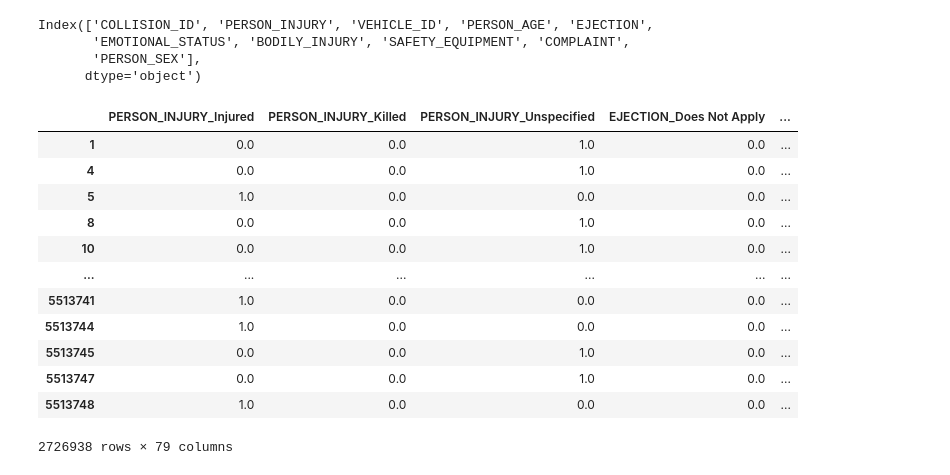
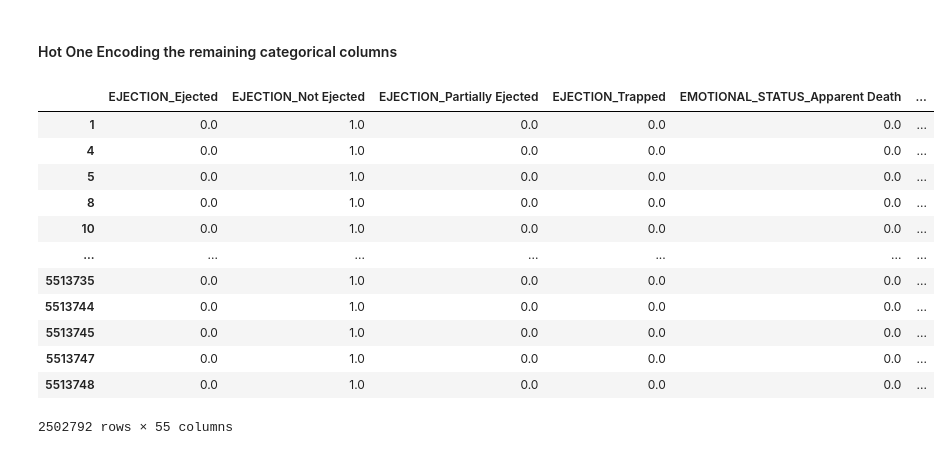
Before and after one commit to JohannRuiz1/CS5644-ML, a Jupyter notebook: code/persons.ipynb, the cells around one changed output. Saved outputs shown, nothing was run; the diff lists cells and outputs as text; code cells hidden in the pictures.

```diff
--- a/code/persons.ipynb
+++ b/code/persons.ipynb
@@ -218,3 +175,0 @@ drivers
-# %%
-inVehiclePeople.drop(['CONTRIBUTING_FACTOR_1', 'CONTRIBUTING_FACTOR_2', 'PED_LOCATION', 'PED_ACTION', 'PED_ROLE', 'PERSON_TYPE', 'POSITION_IN_VEHICLE'], axis=1, inplace=True)
-inVehiclePeople
@@ -235,3 +176,3 @@ inVehiclePeople
-# %%
-drivers.drop(['CRASH_TIME', 'CRASH_DATE_YEAR', 'CRASH_DATE_MONTH', 'CRASH_DATE_DAY'], axis=1, inplace=True)
-inVehiclePeople.drop(['CRASH_TIME', 'CRASH_DATE_YEAR', 'CRASH_DATE_MONTH', 'CRASH_DATE_DAY'], axis=1, inplace=True)
+# %%
+inVehiclePeople = inVehiclePeople.drop(['PED_ROLE', 'POSITION_IN_VEHICLE'], axis=1)
+drivers = drivers.drop(['PED_ROLE', 'POSITION_IN_VEHICLE'], axis=1)
@@ -245,35 +211,30 @@ Index(['COLLISION_ID', 'PERSON_INJURY', 'VEHICLE_ID', 'PERSON_AGE', 'EJECTION',
-# %%
-inVehiclePeople.columns
-# %% [output]
-Index(['COLLISION_ID', 'PERSON_INJURY', 'VEHICLE_ID', 'PERSON_AGE', 'EJECTION',
-       'EMOTIONAL_STATUS', 'BODILY_INJURY', 'SAFETY_EQUIPMENT', 'COMPLAINT',
-       'PERSON_SEX'],
-      dtype='object')
+# %% [markdown]
+#### Hot One Encoding the remaining categorical columns
 # %%
 ct = make_column_transformer(
 (preprocessing.OneHotEncoder(sparse_output=False),
-['PERSON_INJURY', 'EJECTION', 'EMOTIONAL_STATUS', 'BODILY_INJURY', 'SAFETY_EQUIPMENT', 'COMPLAINT', 'PERSON_SEX']),
+['EJECTION', 'EMOTIONAL_STATUS', 'BODILY_INJURY', 'COMPLAINT']),
 remainder="passthrough")
 ct.set_output(transform="pandas")
 
-inVehiclePeople = ct.fit_transform(inVehiclePeople)
-drivers = ct.fit_transform(drivers)
+inVehiclePeopleTranformed = ct.fit_transform(inVehiclePeople)
+driversTranformed = ct.fit_transform(drivers)
 # %%
-inVehiclePeople.columns = inVehiclePeople.columns.str.replace('onehotencoder__', '', regex=False)
-inVehiclePeople.columns = inVehiclePeople.columns.str.replace('remainder__', '', regex=False)
-inVehiclePeople
+inVehiclePeopleTranformed.columns = inVehiclePeopleTranformed.columns.str.replace('onehotencoder__', '', regex=False)
+inVehiclePeopleTranformed.columns = inVehiclePeopleTranformed.columns.str.replace('remainder__', '', regex=False)
+inVehiclePeopleTranformed
 # %% [output]
-|  | PERSON_INJURY_Injured | PERSON_INJURY_Killed | PERSON_INJURY_Unspecified | EJECTION_Does Not Apply | ... |
-| 1 | 0.0 | 0.0 | 1.0 | 0.0 | ... |
-| 4 | 0.0 | 0.0 | 1.0 | 0.0 | ... |
-| 5 | 1.0 | 0.0 | 0.0 | 0.0 | ... |
-| 8 | 0.0 | 0.0 | 1.0 | 0.0 | ... |
-| 10 | 0.0 | 0.0 | 1.0 | 0.0 | ... |
-| ... | ... | ... | ... | ... | ... |
-| 5513741 | 1.0 | 0.0 | 0.0 | 0.0 | ... |
-| 5513744 | 1.0 | 0.0 | 0.0 | 0.0 | ... |
-| 5513745 | 0.0 | 0.0 | 1.0 | 0.0 | ... |
-| 5513747 | 0.0 | 0.0 | 1.0 | 0.0 | ... |
-| 5513748 | 1.0 | 0.0 | 0.0 | 0.0 | ... |
+|  | EJECTION_Ejected | EJECTION_Not Ejected | EJECTION_Partially Ejected | EJECTION_Trapped | EMOTIONAL_STATUS_Apparent Death | ... |
+| 1 | 0.0 | 1.0 | 0.0 | 0.0 | 0.0 | ... |
+| 4 | 0.0 | 1.0 | 0.0 | 0.0 | 0.0 | ... |
+| 5 | 0.0 | 1.0 | 0.0 | 0.0 | 0.0 | ... |
+| 8 | 0.0 | 1.0 | 0.0 | 0.0 | 0.0 | ... |
+| 10 | 0.0 | 1.0 | 0.0 | 0.0 | 0.0 | ... |
+| ... | ... | ... | ... | ... | ... | ... |
+| 5513735 | 0.0 | 1.0 | 0.0 | 0.0 | 0.0 | ... |
+| 5513744 | 0.0 | 1.0 | 0.0 | 0.0 | 0.0 | ... |
+| 5513745 | 0.0 | 1.0 | 0.0 | 0.0 | 0.0 | ... |
+| 5513747 | 0.0 | 1.0 | 0.0 | 0.0 | 0.0 | ... |
+| 5513748 | 0.0 | 1.0 | 0.0 | 0.0 | 0.0 | ... |
-2726938 rows × 79 columns
+2502792 rows × 55 columns
 # %%
```
Also changed, not shown: parts of 58 cells of this notebook.
